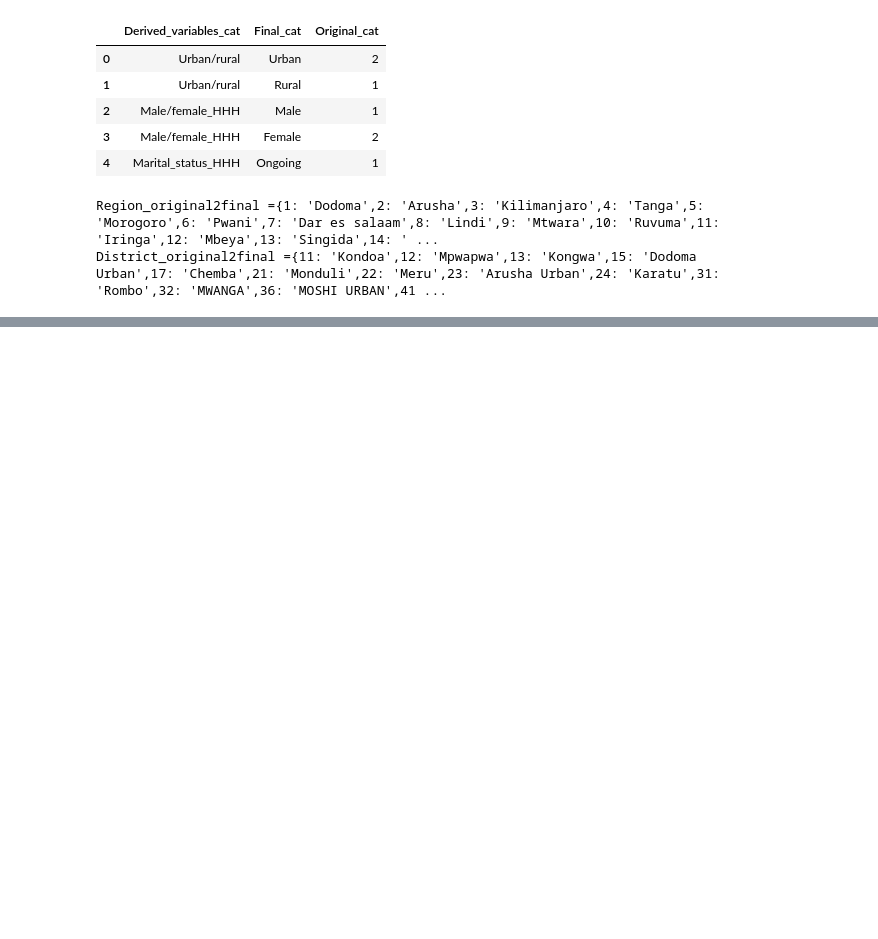
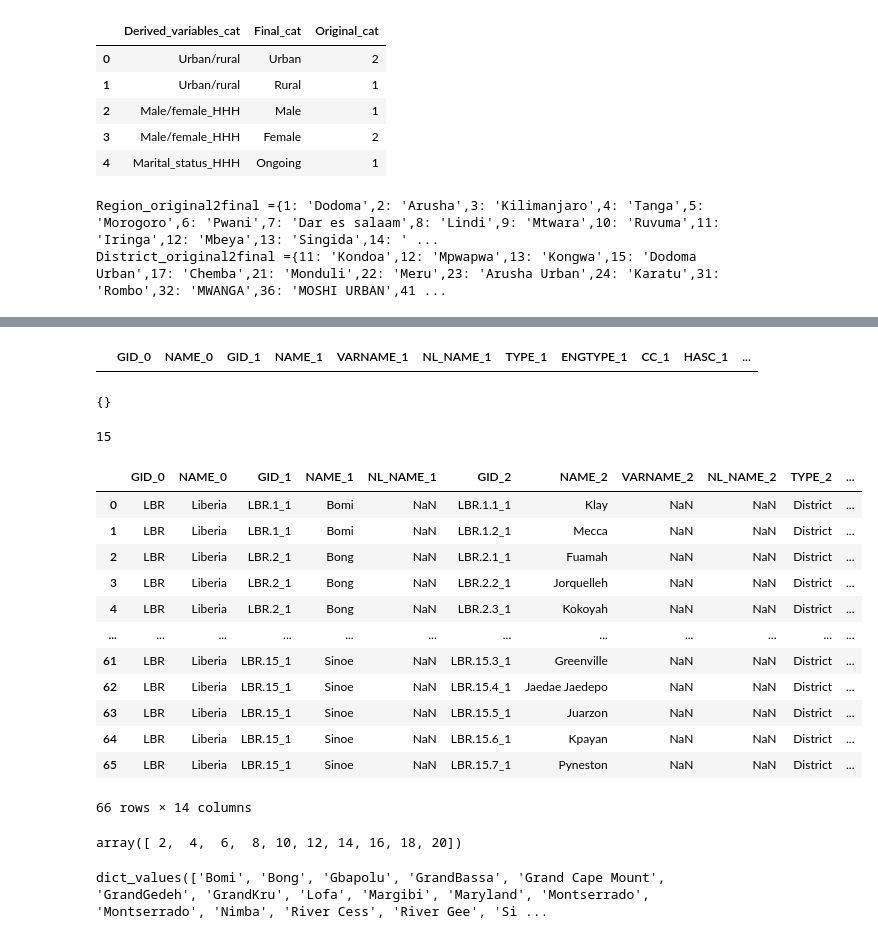
Before and after one commit to SESAM-Polimi/offgrid-demand-estimation, a Jupyter notebook: utils/helper-scripts.ipynb, the cells around one changed output, grey strips where cells are left out. Saved outputs shown, nothing was run; the diff lists cells and outputs as text; code cells hidden in the pictures; blank space fills up the shorter version.

```diff
--- a/utils/helper-scripts.ipynb
+++ b/utils/helper-scripts.ipynb
@@ -82,0 +290,44 @@ Dwelling_quality_toilet = {1: 0, 2: 0, 3: 0, 4: 1, 5: 1, 6: 1, 7: 1, 8: 1, 9: 0,
+# %%
+c = gadm_level_1_df[gadm_level_1_df['CC_1'] == 1]
+c
+# %% [output]
+|  | GID_0 | NAME_0 | GID_1 | NAME_1 | VARNAME_1 | NL_NAME_1 | TYPE_1 | ENGTYPE_1 | CC_1 | HASC_1 | ... |
+# %%
+gadm_names = {}
+for i, row in gadm_level_1_df.iterrows():
+    if row['CC_1'] == 1:
+        print(row['NAME_1'])
+        break
+    # gadm_names[i] = row['NAME_1']
+
+gadm_names
+# %% [output]
+{}
+# %%
+x = gadm_level_1_df['CC_1'].unique()
+len(x)
+# %% [output]
+15
+# %%
+gadm_level_2_df = pd.read_csv("../playground/data/ESMAP/Liberia_L/csv_data/GADM_level_2.csv")
+
+gadm_level_2_df.head(1222)
+# %% [output]
+|  | GID_0 | NAME_0 | GID_1 | NAME_1 | NL_NAME_1 | GID_2 | NAME_2 | VARNAME_2 | NL_NAME_2 | TYPE_2 | ... |
+| 0 | LBR | Liberia | LBR.1_1 | Bomi | NaN | LBR.1.1_1 | Klay | NaN | NaN | District | ... |
+| 1 | LBR | Liberia | LBR.1_1 | Bomi | NaN | LBR.1.2_1 | Mecca | NaN | NaN | District | ... |
+| 2 | LBR | Liberia | LBR.2_1 | Bong | NaN | LBR.2.1_1 | Fuamah | NaN | NaN | District | ... |
+| 3 | LBR | Liberia | LBR.2_1 | Bong | NaN | LBR.2.2_1 | Jorquelleh | NaN | NaN | District | ... |
+| 4 | LBR | Liberia | LBR.2_1 | Bong | NaN | LBR.2.3_1 | Kokoyah | NaN | NaN | District | ... |
+| ... | ... | ... | ... | ... | ... | ... | ... | ... | ... | ... | ... |
+| 61 | LBR | Liberia | LBR.15_1 | Sinoe | NaN | LBR.15.3_1 | Greenville | NaN | NaN | District | ... |
+| 62 | LBR | Liberia | LBR.15_1 | Sinoe | NaN | LBR.15.4_1 | Jaedae Jaedepo | NaN | NaN | District | ... |
+| 63 | LBR | Liberia | LBR.15_1 | Sinoe | NaN | LBR.15.5_1 | Juarzon | NaN | NaN | District | ... |
+| 64 | LBR | Liberia | LBR.15_1 | Sinoe | NaN | LBR.15.6_1 | Kpayan | NaN | NaN | District | ... |
+| 65 | LBR | Liberia | LBR.15_1 | Sinoe | NaN | LBR.15.7_1 | Pyneston | NaN | NaN | District | ... |
+66 rows × 14 columns
+# %%
+x = gadm_level_2_df['CC_2'].unique()
+x
+# %% [output]
+array([ 2,  4,  6,  8, 10, 12, 14, 16, 18, 20])
@@ -82,0 +353,4 @@ Dwelling_quality_toilet = {1: 0, 2: 0, 3: 0, 4: 1, 5: 1, 6: 1, 7: 1, 8: 1, 9: 0,
+# %%
+Counties.values()
+# %% [output]
+dict_values(['Bomi', 'Bong', 'Gbapolu', 'GrandBassa', 'Grand Cape Mount', 'GrandGedeh', 'GrandKru', 'Lofa', 'Margibi', 'Maryland', 'Montserrado', 'Montserrado', 'Nimba', 'River Cess', 'River Gee', 'Si ...
```
Also changed, not shown: parts of 32 cells of this notebook, 22 other files.
